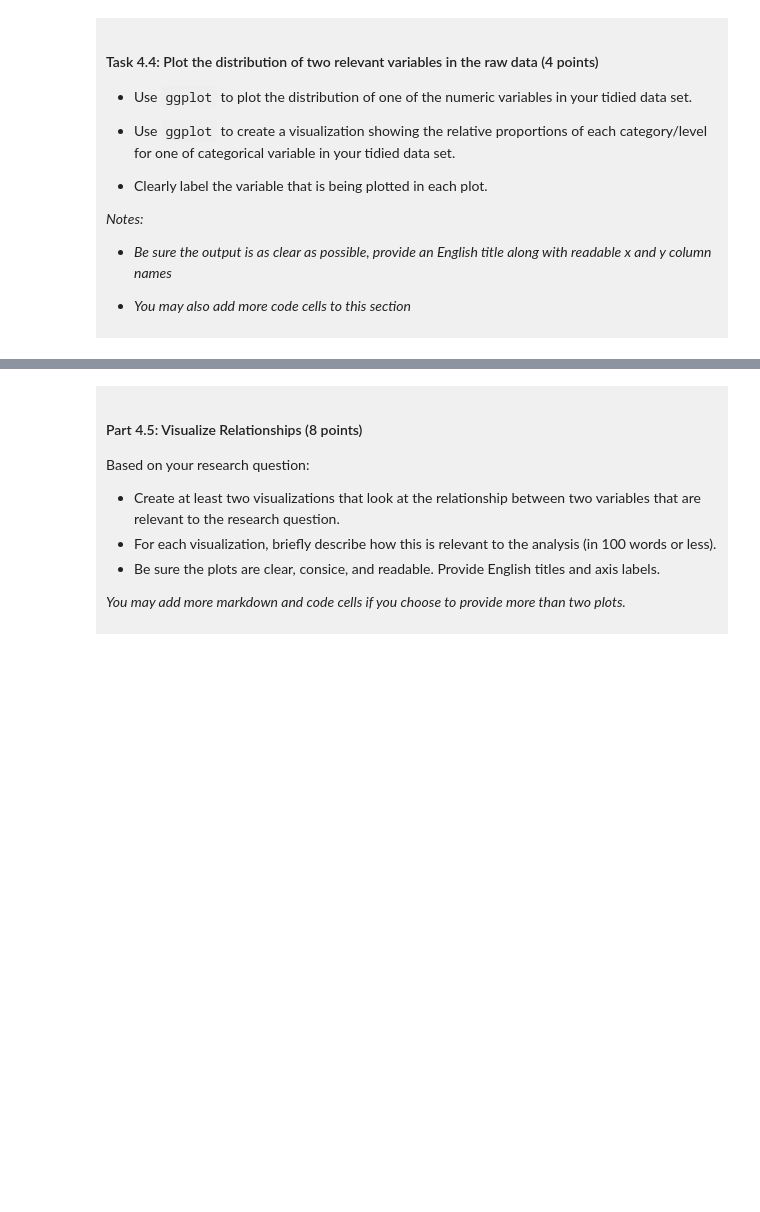
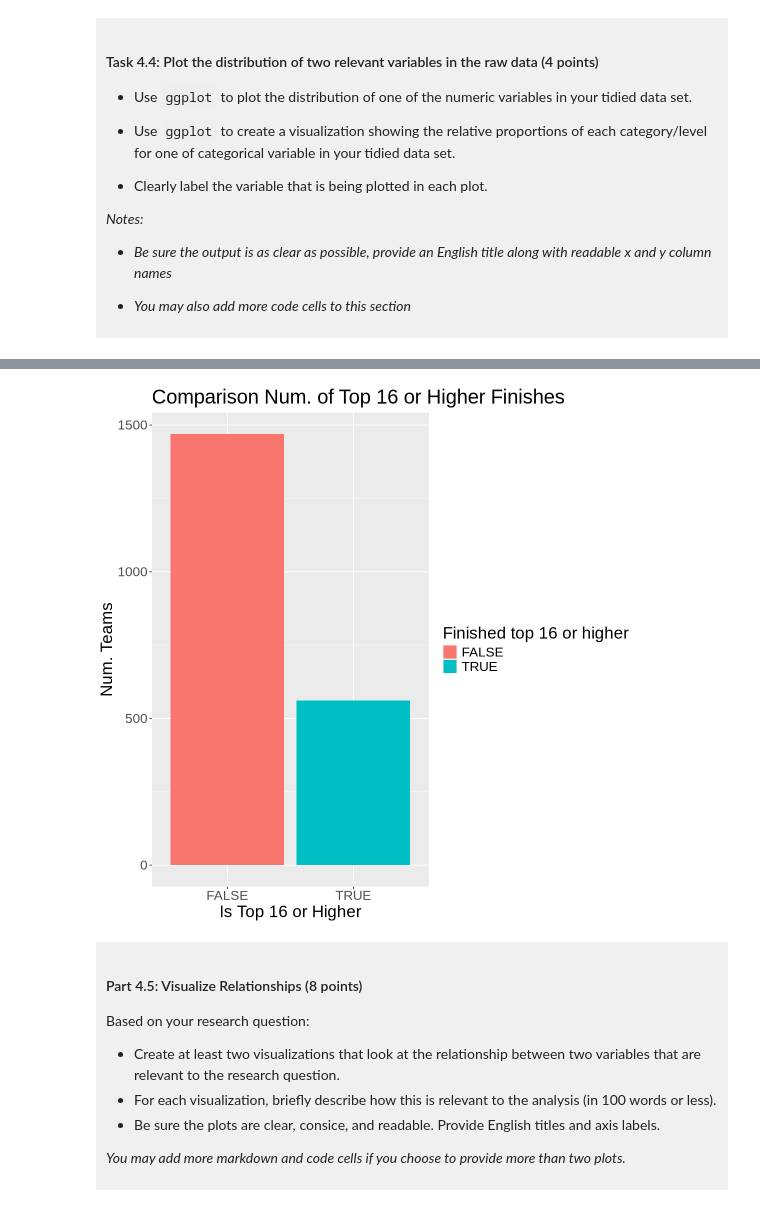
Before and after one commit to PiaoyiWu/dsci-100-project-piaoyi-wu, a Jupyter notebook: dsci-100-project-notebook.ipynb, the cells around one changed output, grey strips where cells are left out. Saved outputs shown, nothing was run; the diff lists cells and outputs as text; code cells hidden in the pictures; blank space fills up the shorter version.

```diff
--- a/dsci-100-project-notebook.ipynb
+++ b/dsci-100-project-notebook.ipynb
@@ -297,5 +383,16 @@ You will refine your research question (if needed) and produce a tidy data set.
 # %%
-### EDIT THIS CODE CELL FOR PLOT 2 ###
+options(repr.plot.width = 9, repr.plot.height = 9) # resize the bar plot
+
+tidy_is_top_16_or_higher_plot <- tidy_womens_mm |>
+    ggplot(aes(x = top_16_or_higher, fill=top_16_or_higher)) + # fill is not necessary but it should make it better visually
+    geom_bar(stat = "count") + # set it to the number of time the value appears
+    labs(x = "Is Top 16 or Higher", y = "Num. Teams", fill = "Finished top 16 or higher") + # axis labels
+    ggtitle("Comparison Num. of Top 16 or Higher Finishes") + # title
+    theme(text = element_text(size = 20)) # text size
+
+tidy_is_top_16_or_higher_plot # disp
+# %% [output]
+[figure, added]
 # %% [markdown]
 <div style="background-color: #f0f0f0; padding: 10px;">
 
```
Also changed, not shown: parts of 13 cells of this notebook.
